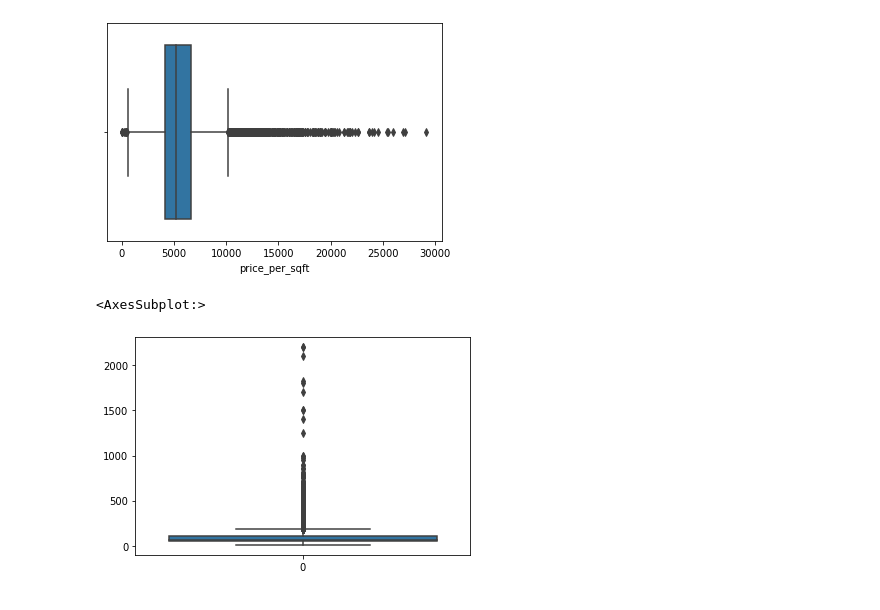
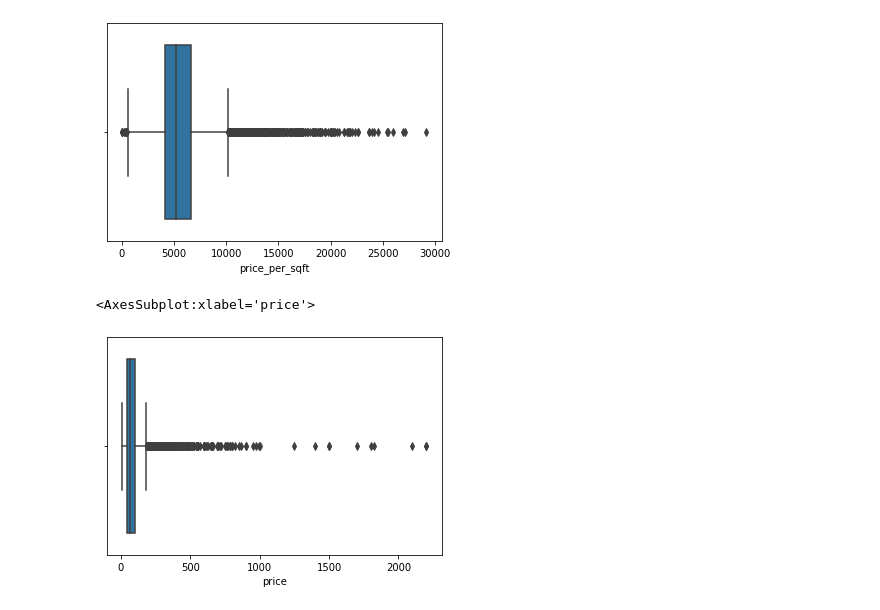
Before and after one commit to ugoswami11/Bengaluru-house-price-prediction, a Jupyter notebook: price-prediction.ipynb, the cells around one changed output. Drawn from its saved outputs; the diff is of its cells as text; code cells hidden in the pictures.

```diff
--- a/price-prediction.ipynb
+++ b/price-prediction.ipynb
@@ -538,7 +538,7 @@ sns.boxplot(df_v8['price_per_sqft'])
 <AxesSubplot:xlabel='price_per_sqft'>
 [figure]
 # %%
-sns.boxplot(data =df_v8['price'])
+sns.boxplot(df_v8['price'])
 # %% [output]
-<AxesSubplot:>
+<AxesSubplot:xlabel='price'>
-[figure, old version]
+[figure, new version]
```
Also changed, not shown: parts of 6 cells of this notebook.
